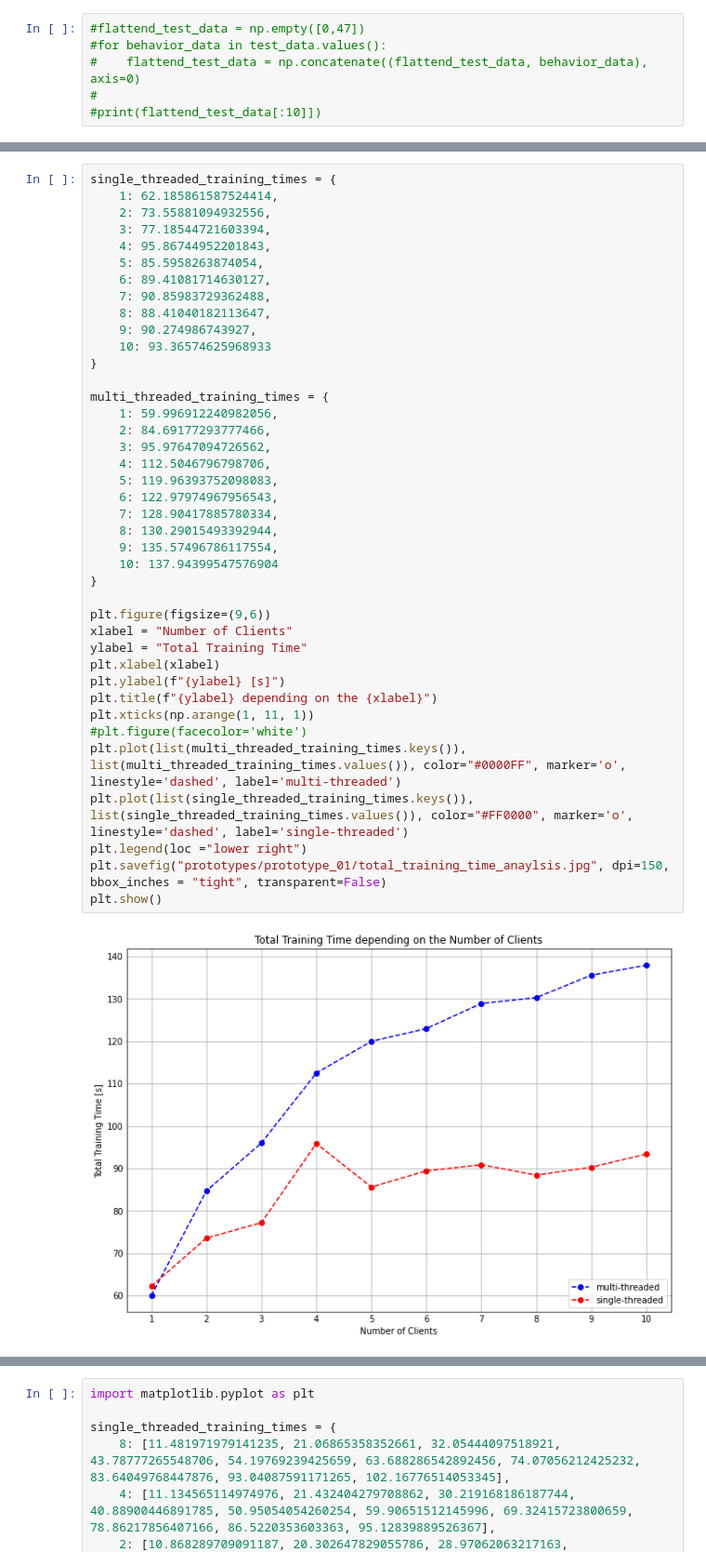
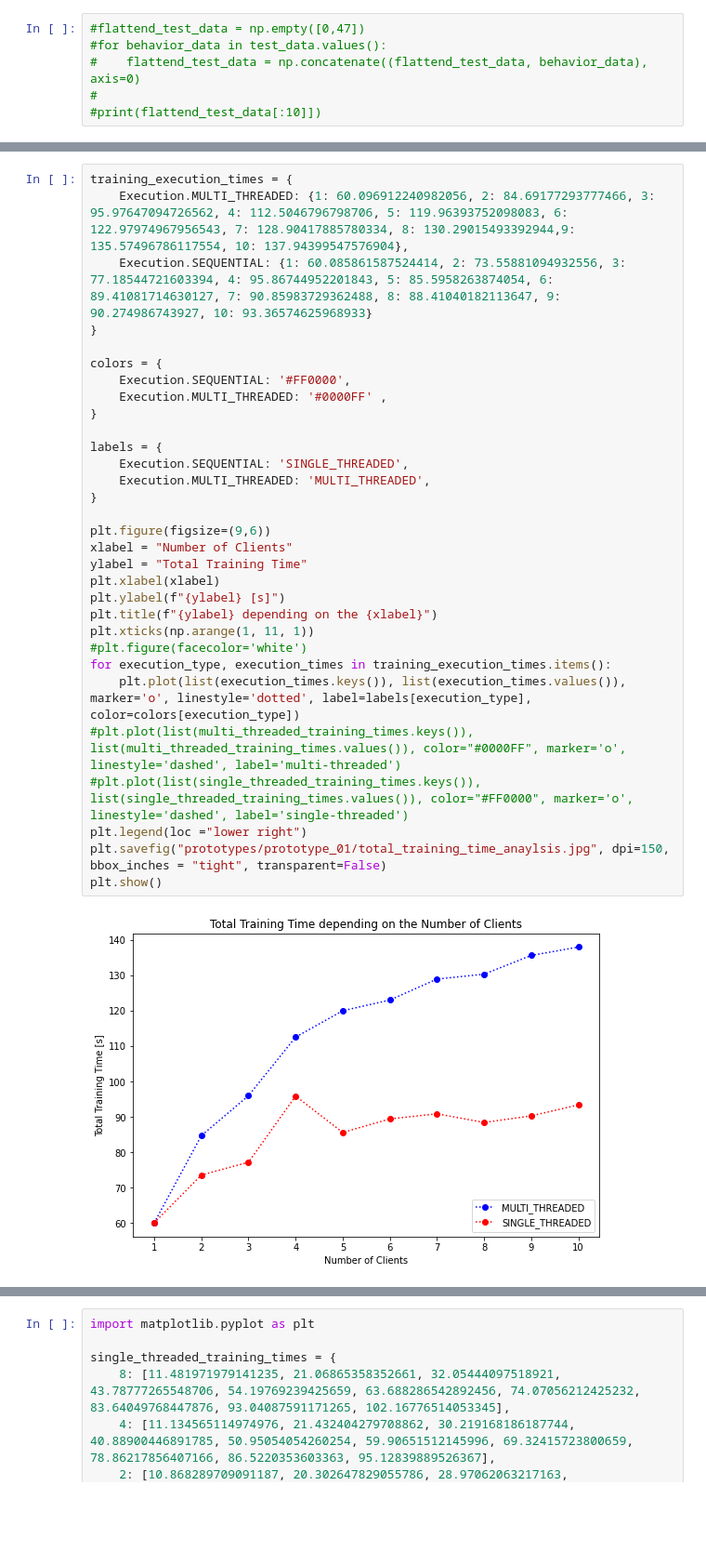
Before and after one commit to jan-kreischer/FedRL-for-IoT-Security, a Jupyter notebook: prototypes/prototype_01/prototype-01.ipynb, the cells around one changed output, grey strips where cells are left out. Shown: that part at 93% size. Drawn from its saved outputs; the diff is of its cells as text; blank space fills up the shorter version.

```diff
--- a/prototypes/prototype_01/prototype-01.ipynb
+++ b/prototypes/prototype_01/prototype-01.ipynb
@@ -663,42 +1129,33 @@ KeyboardInterrupt:
 # %%
-single_threaded_training_times = {
-    1: 62.185861587524414,
-    2: 73.55881094932556,
-    3: 77.18544721603394,
-    4: 95.86744952201843,
-    5: 85.5958263874054,
-    6: 89.41081714630127,
-    7: 90.85983729362488,
-    8: 88.41040182113647,
-    9: 90.274986743927,
-    10: 93.36574625968933
+training_execution_times = {
+    Execution.MULTI_THREADED: {1: 60.096912240982056, 2: 84.69177293777466, 3: 95.97647094726562, 4: 112.5046796798706, 5: 119.96393752098083, 6: 122.97974967956543, 7: 128.90417885780334, 8: 130.29015493392944,9: 135.57496786117554, 10: 137.94399547576904},
+    Execution.SEQUENTIAL: {1: 60.085861587524414, 2: 73.55881094932556, 3: 77.18544721603394, 4: 95.86744952201843, 5: 85.5958263874054, 6: 89.41081714630127, 7: 90.85983729362488, 8: 88.41040182113647, 9: 90.274986743927, 10: 93.36574625968933}
 }
 
-multi_threaded_training_times = {
-    1: 59.996912240982056,
-    2: 84.69177293777466,
-    3: 95.97647094726562,
-    4: 112.5046796798706,
-    5: 119.96393752098083,
-    6: 122.97974967956543,
-    7: 128.90417885780334,
-    8: 130.29015493392944,
-    9: 135.57496786117554,
-    10: 137.94399547576904
+colors = {
+    Execution.SEQUENTIAL: '#FF0000',
+    Execution.MULTI_THREADED: '#0000FF' ,
+}
+
+labels = {
+    Execution.SEQUENTIAL: 'SINGLE_THREADED',
+    Execution.MULTI_THREADED: 'MULTI_THREADED',
 }
 
 plt.figure(figsize=(9,6))
 xlabel = "Number of Clients"
 ylabel = "Total Training Time"
 plt.xlabel(xlabel)
 plt.ylabel(f"{ylabel} [s]")
 plt.title(f"{ylabel} depending on the {xlabel}")
 plt.xticks(np.arange(1, 11, 1))
 #plt.figure(facecolor='white')
-plt.plot(list(multi_threaded_training_times.keys()), list(multi_threaded_training_times.values()), color="#0000FF", marker='o', linestyle='dashed', label='multi-threaded')
-plt.plot(list(single_threaded_training_times.keys()), list(single_threaded_training_times.values()), color="#FF0000", marker='o', linestyle='dashed', label='single-threaded')
+for execution_type, execution_times in training_execution_times.items():
+    plt.plot(list(execution_times.keys()), list(execution_times.values()), marker='o', linestyle='dotted', label=labels[execution_type], color=colors[execution_type])
+#plt.plot(list(multi_threaded_training_times.keys()), list(multi_threaded_training_times.values()), color="#0000FF", marker='o', linestyle='dashed', label='multi-threaded')
+#plt.plot(list(single_threaded_training_times.keys()), list(single_threaded_training_times.values()), color="#FF0000", marker='o', linestyle='dashed', label='single-threaded')
 plt.legend(loc ="lower right")
 plt.savefig("prototypes/prototype_01/total_training_time_anaylsis.jpg", dpi=150, bbox_inches = "tight", transparent=False)
 plt.show()
 # %% [output]
-[figure, old version]
+[figure, new version]
```
Also changed, not shown: parts of 65 cells of this notebook, 2 other files.
